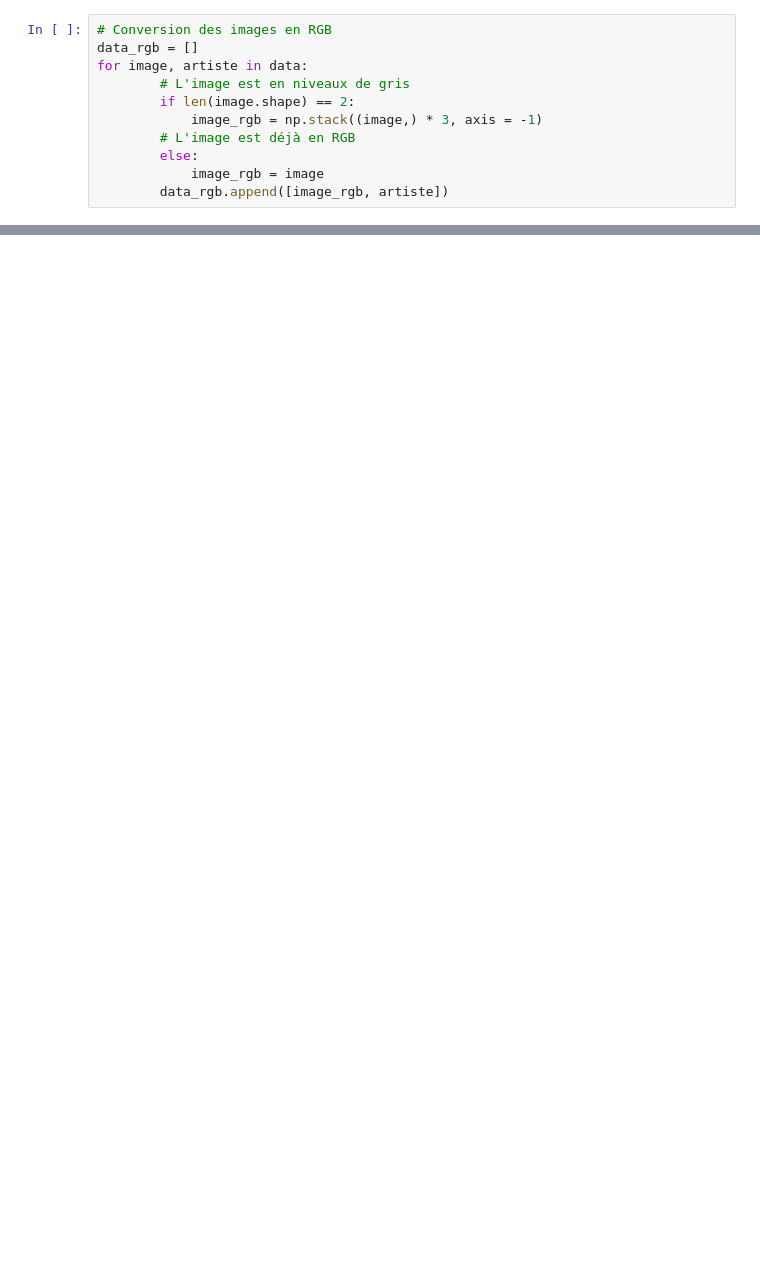
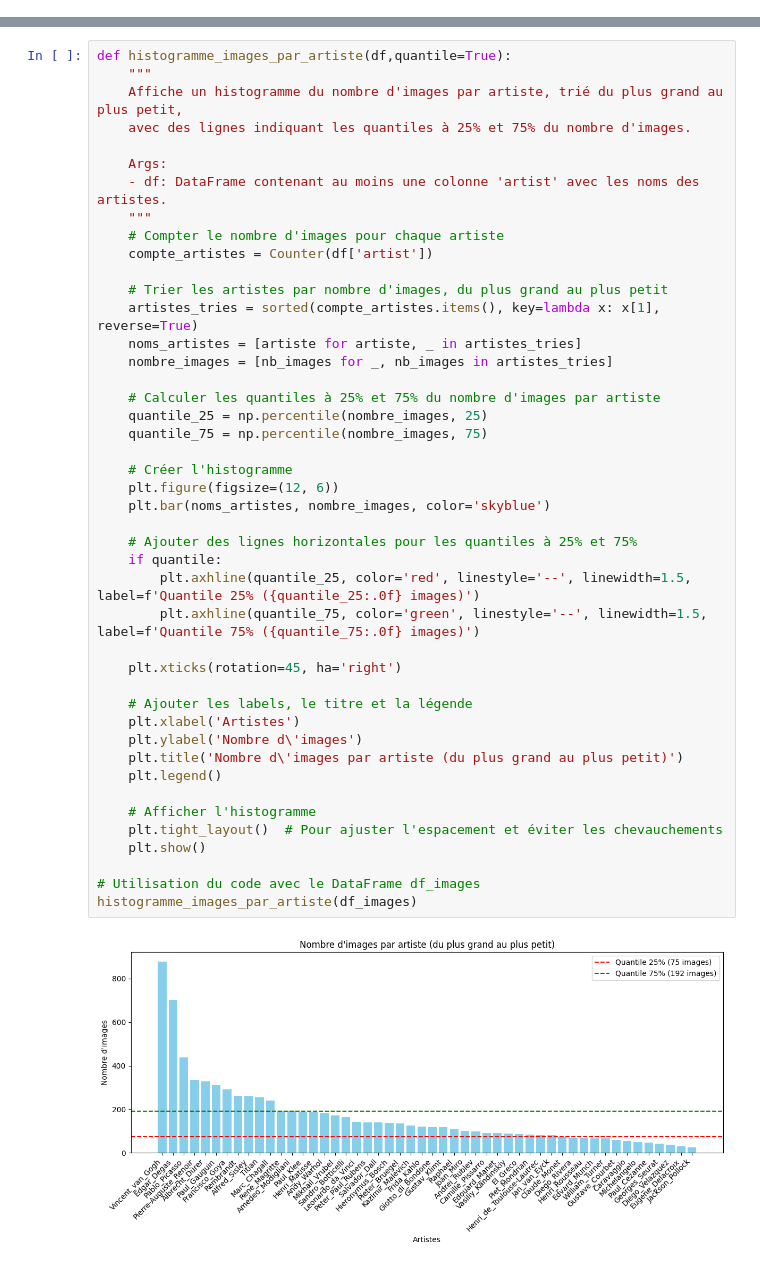
Before and after one commit to JulienCaillaud/Projets_HDDL, a Jupyter notebook: Projet_CNN/CNN.ipynb, the cells around one changed output, grey strips where cells are left out. Cells and saved outputs as stored; diff of their text form; blank space fills up the shorter version.

```diff
--- a/Projet_CNN/CNN.ipynb
+++ b/Projet_CNN/CNN.ipynb
@@ -36,11 +0,0 @@ Parmi les différentes peintures, certaines sont en noir et blanc et d'autres so
-# %%
-# Conversion des images en RGB
-data_rgb = []
-for image, artiste in data:
-        # L'image est en niveaux de gris
-        if len(image.shape) == 2:
-            image_rgb = np.stack((image,) * 3, axis = -1)
-        # L'image est déjà en RGB
-        else:
-            image_rgb = image
-        data_rgb.append([image_rgb, artiste])
@@ -259,0 +83,46 @@ afficher_images_aleatoires_avant_apres(data, data_redimensionne)
+# %%
+def histogramme_images_par_artiste(df,quantile=True):
+    """
+    Affiche un histogramme du nombre d'images par artiste, trié du plus grand au plus petit,
+    avec des lignes indiquant les quantiles à 25% et 75% du nombre d'images.
+
+    Args:
+    - df: DataFrame contenant au moins une colonne 'artist' avec les noms des artistes.
+    """
+    # Compter le nombre d'images pour chaque artiste
+    compte_artistes = Counter(df['artist'])
+
+    # Trier les artistes par nombre d'images, du plus grand au plus petit
+    artistes_tries = sorted(compte_artistes.items(), key=lambda x: x[1], reverse=True)
+    noms_artistes = [artiste for artiste, _ in artistes_tries]
+    nombre_images = [nb_images for _, nb_images in artistes_tries]
+
+    # Calculer les quantiles à 25% et 75% du nombre d'images par artiste
+    quantile_25 = np.percentile(nombre_images, 25)
+    quantile_75 = np.percentile(nombre_images, 75)
+
+    # Créer l'histogramme
+    plt.figure(figsize=(12, 6))
+    plt.bar(noms_artistes, nombre_images, color='skyblue')
+
+    # Ajouter des lignes horizontales pour les quantiles à 25% et 75%
+    if quantile:
+        plt.axhline(quantile_25, color='red', linestyle='--', linewidth=1.5, label=f'Quantile 25% ({quantile_25:.0f} images)')
+        plt.axhline(quantile_75, color='green', linestyle='--', linewidth=1.5, label=f'Quantile 75% ({quantile_75:.0f} images)')
+
+    plt.xticks(rotation=45, ha='right')
+
+    # Ajouter les labels, le titre et la légende
+    plt.xlabel('Artistes')
+    plt.ylabel('Nombre d\'images')
+    plt.title('Nombre d\'images par artiste (du plus grand au plus petit)')
+    plt.legend()
+
+    # Afficher l'histogramme
+    plt.tight_layout()  # Pour ajuster l'espacement et éviter les chevauchements
+    plt.show()
+
+# Utilisation du code avec le DataFrame df_images
+histogramme_images_par_artiste(df_images)
+# %% [output]
+[figure, added]
```
Also changed, not shown: parts of 40 cells of this notebook.
